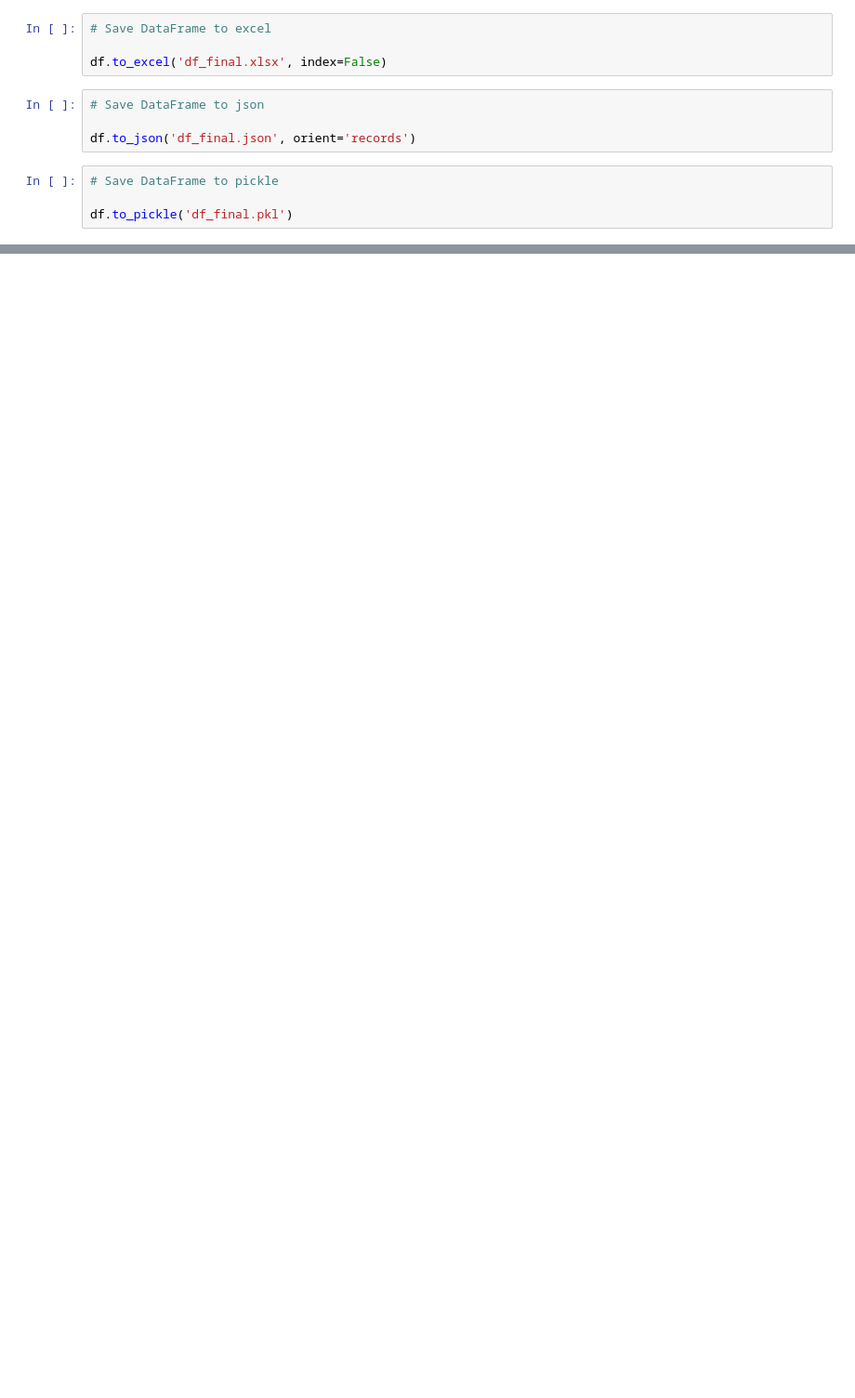
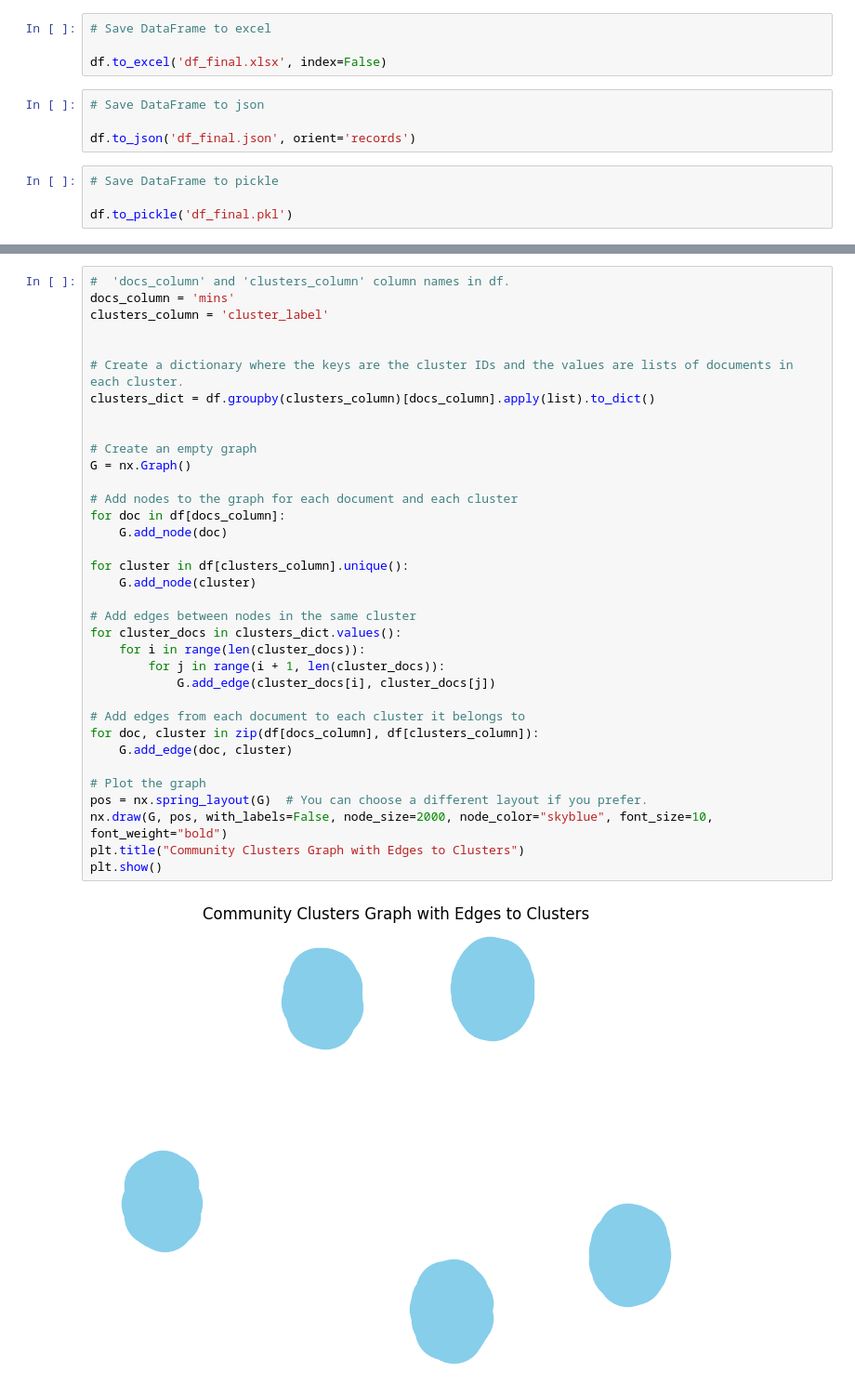
Before and after one commit to gregsholden/NLP_Portfolio, a Jupyter notebook: Sim_Cluster_Fed_NLP_TF_USE.ipynb, the cells around one changed output, grey strips where cells are left out. Shown: that part at 93% size. Saved outputs shown, nothing was run; the diff lists cells and outputs as text; blank space fills up the shorter version.

```diff
--- a/Sim_Cluster_Fed_NLP_TF_USE.ipynb
+++ b/Sim_Cluster_Fed_NLP_TF_USE.ipynb
@@ -212,0 +252,37 @@ plt.show()
+# %%
+#  'docs_column' and 'clusters_column' column names in df.
+docs_column = 'mins'
+clusters_column = 'cluster_label'
+
+
+# Create a dictionary where the keys are the cluster IDs and the values are lists of documents in each cluster.
+clusters_dict = df.groupby(clusters_column)[docs_column].apply(list).to_dict()
+
+
+# Create an empty graph
+G = nx.Graph()
+
+# Add nodes to the graph for each document and each cluster
+for doc in df[docs_column]:
+    G.add_node(doc)
+
+for cluster in df[clusters_column].unique():
+    G.add_node(cluster)
+
+# Add edges between nodes in the same cluster
+for cluster_docs in clusters_dict.values():
+    for i in range(len(cluster_docs)):
+        for j in range(i + 1, len(cluster_docs)):
+            G.add_edge(cluster_docs[i], cluster_docs[j])
+
+# Add edges from each document to each cluster it belongs to
+for doc, cluster in zip(df[docs_column], df[clusters_column]):
+    G.add_edge(doc, cluster)
+
+# Plot the graph
+pos = nx.spring_layout(G)  # You can choose a different layout if you prefer.
+nx.draw(G, pos, with_labels=False, node_size=2000, node_color="skyblue", font_size=10, font_weight="bold")
+plt.title("Community Clusters Graph with Edges to Clusters")
+plt.show()
+# %% [output]
+[figure, added]
```
Also changed, not shown: parts of 9 cells of this notebook.
